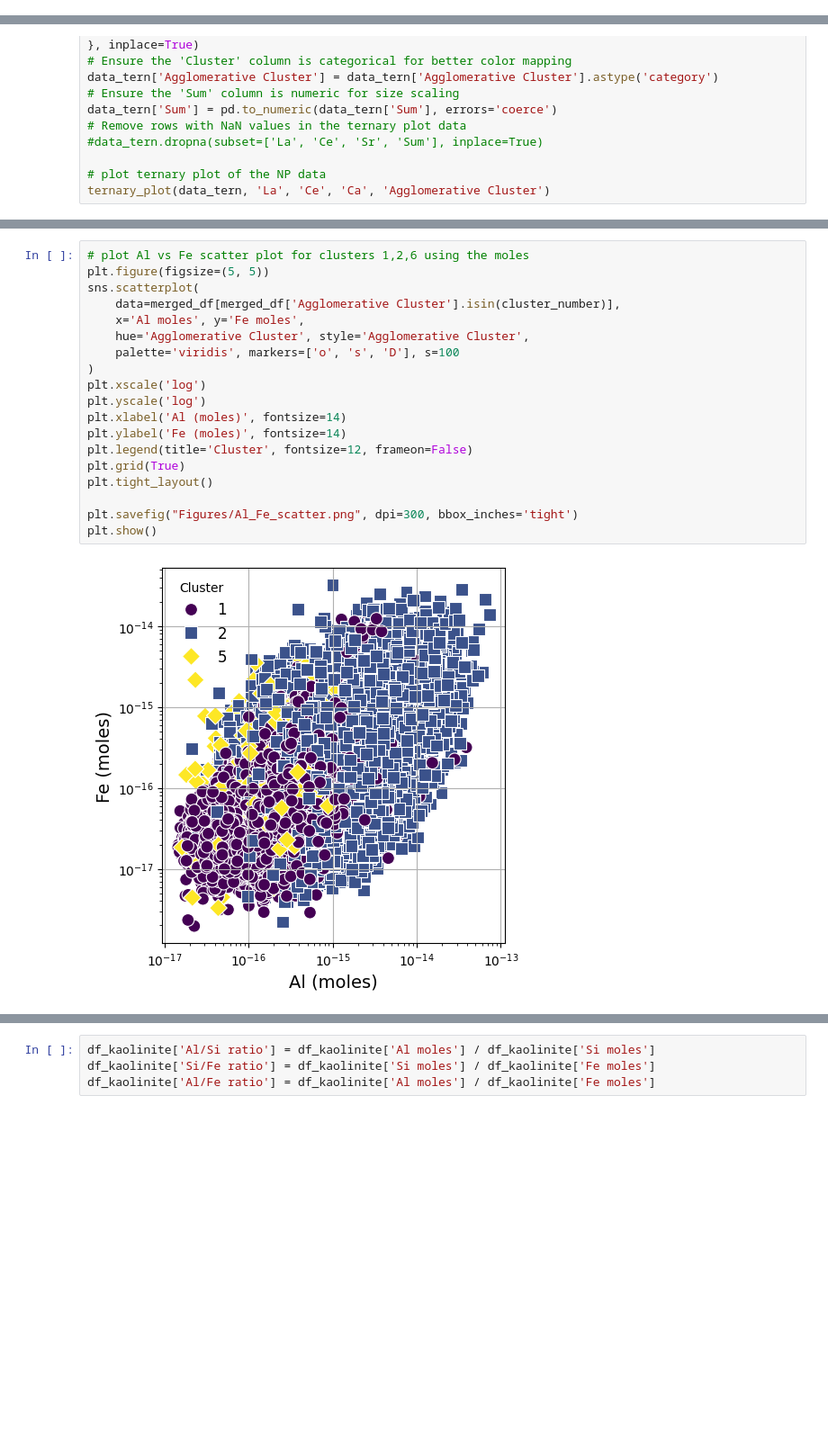
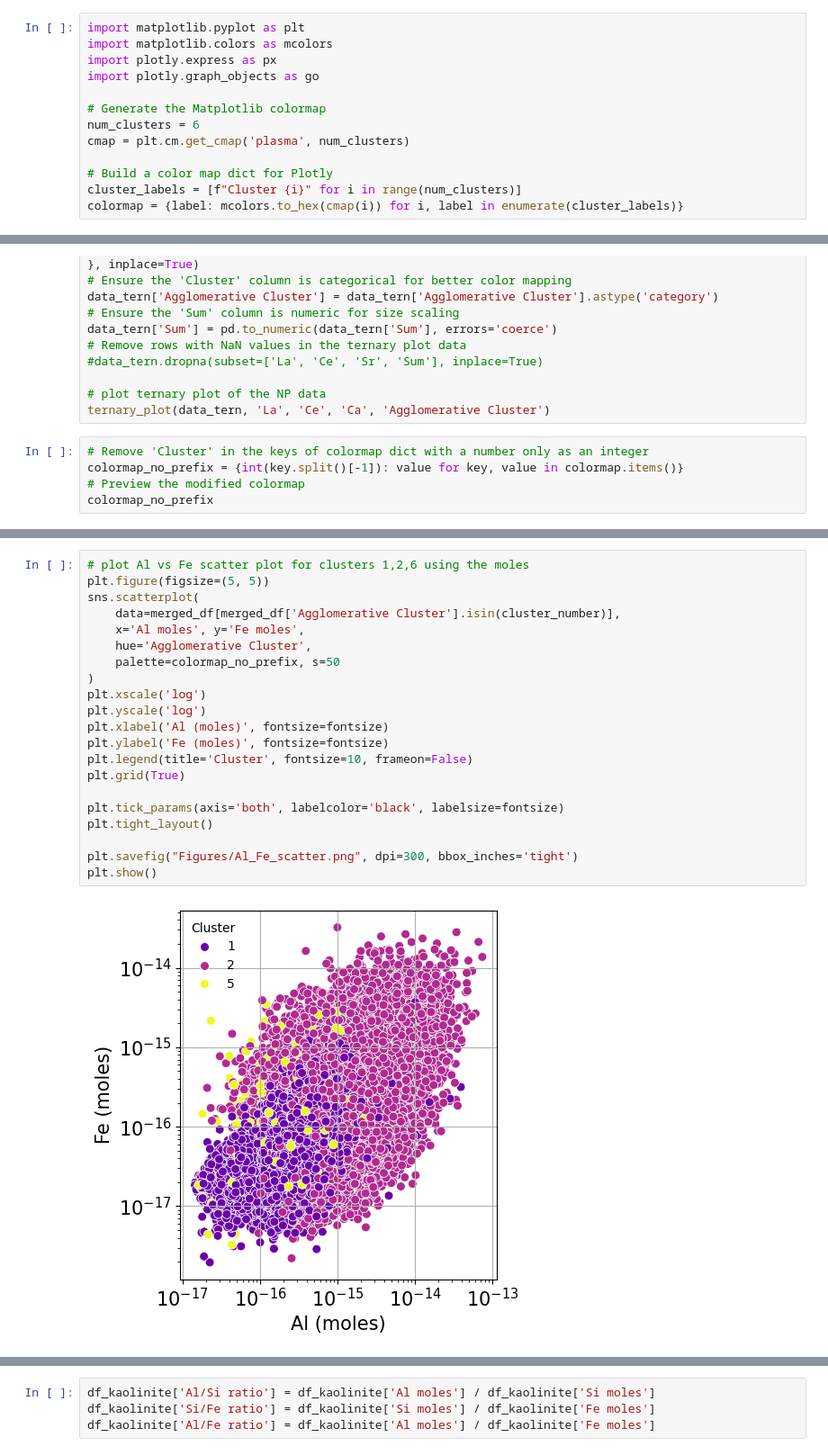
Before and after one commit to MTharaud/nanoArchive, a Jupyter notebook: 4 - data_exam.ipynb, the cells around one changed output, grey strips where cells are left out. Shown at 90% size. Drawn from its saved outputs; the diff is of its cells as text; blank space fills up the shorter version.

```diff
--- a/4 - data_exam.ipynb
+++ b/4 - data_exam.ipynb
@@ -228,0 +282,13 @@ The get_cmap function was deprecated in Matplotlib 3.7 and will be removed in 3.
+# %%
+import matplotlib.pyplot as plt
+import matplotlib.colors as mcolors
+import plotly.express as px
+import plotly.graph_objects as go
+
+# Generate the Matplotlib colormap
+num_clusters = 6
+cmap = plt.cm.get_cmap('plasma', num_clusters)
+
+# Build a color map dict for Plotly
+cluster_labels = [f"Cluster {i}" for i in range(num_clusters)]
+colormap = {label: mcolors.to_hex(cmap(i)) for i, label in enumerate(cluster_labels)}
@@ -316,3 +380,8 @@ data_tern['Sum'] = pd.to_numeric(data_tern['Sum'], errors='coerce')
 
 # plot ternary plot of the NP data
 ternary_plot(data_tern, 'La', 'Ce', 'Ca', 'Agglomerative Cluster')
+# %%
+# Remove 'Cluster' in the keys of colormap dict with a number only as an integer
+colormap_no_prefix = {int(key.split()[-1]): value for key, value in colormap.items()}
+# Preview the modified colormap
+colormap_no_prefix
@@ -340,24 +417,26 @@ plt.show()
 # %%
 # plot Al vs Fe scatter plot for clusters 1,2,6 using the moles
 plt.figure(figsize=(5, 5))
 sns.scatterplot(
     data=merged_df[merged_df['Agglomerative Cluster'].isin(cluster_number)],
     x='Al moles', y='Fe moles',
-    hue='Agglomerative Cluster', style='Agglomerative Cluster',
-    palette='viridis', markers=['o', 's', 'D'], s=100
+    hue='Agglomerative Cluster',
+    palette=colormap_no_prefix, s=50
 )
 plt.xscale('log')
 plt.yscale('log')
-plt.xlabel('Al (moles)', fontsize=14)
-plt.ylabel('Fe (moles)', fontsize=14)
-plt.legend(title='Cluster', fontsize=12, frameon=False)
+plt.xlabel('Al (moles)', fontsize=fontsize)
+plt.ylabel('Fe (moles)', fontsize=fontsize)
+plt.legend(title='Cluster', fontsize=10, frameon=False)
 plt.grid(True)
+
+plt.tick_params(axis='both', labelcolor='black', labelsize=fontsize)
 plt.tight_layout()
 
 plt.savefig("Figures/Al_Fe_scatter.png", dpi=300, bbox_inches='tight')
 plt.show()
 # %% [output]
-[figure, old version]
+[figure, new version]
 # %%
 # plot Si vs Fe scatter plot for clusters 1,2,6 using the moles
 plt.figure(figsize=(5, 5))
```
Also changed, not shown: parts of 20 cells of this notebook, 43 other files.
